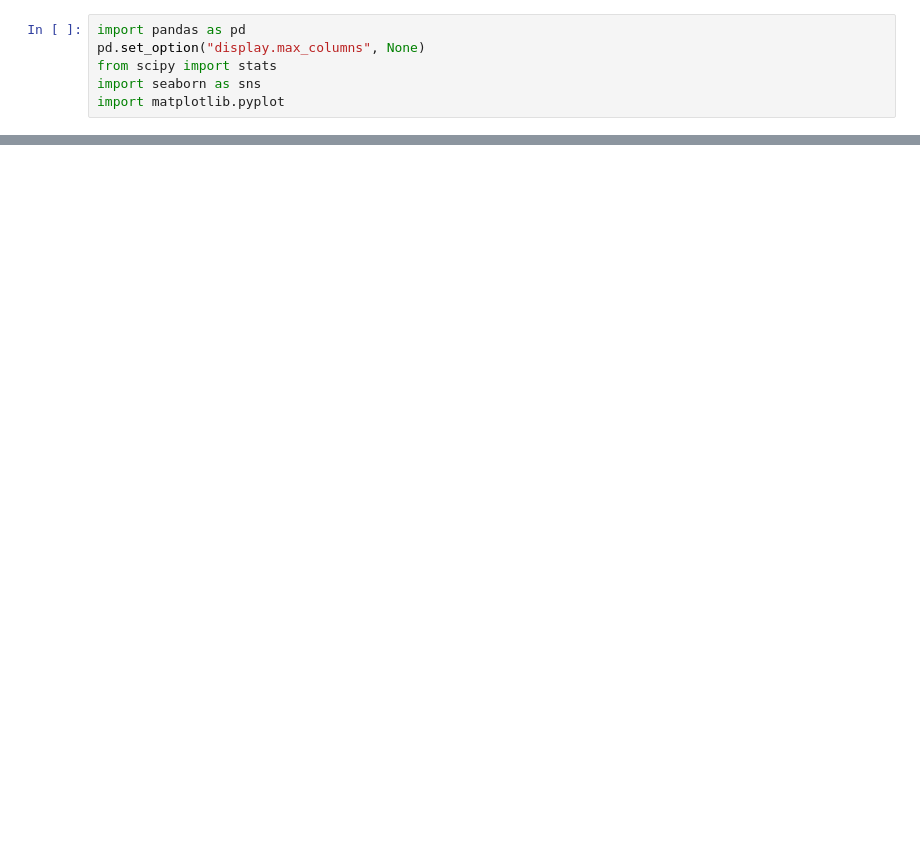
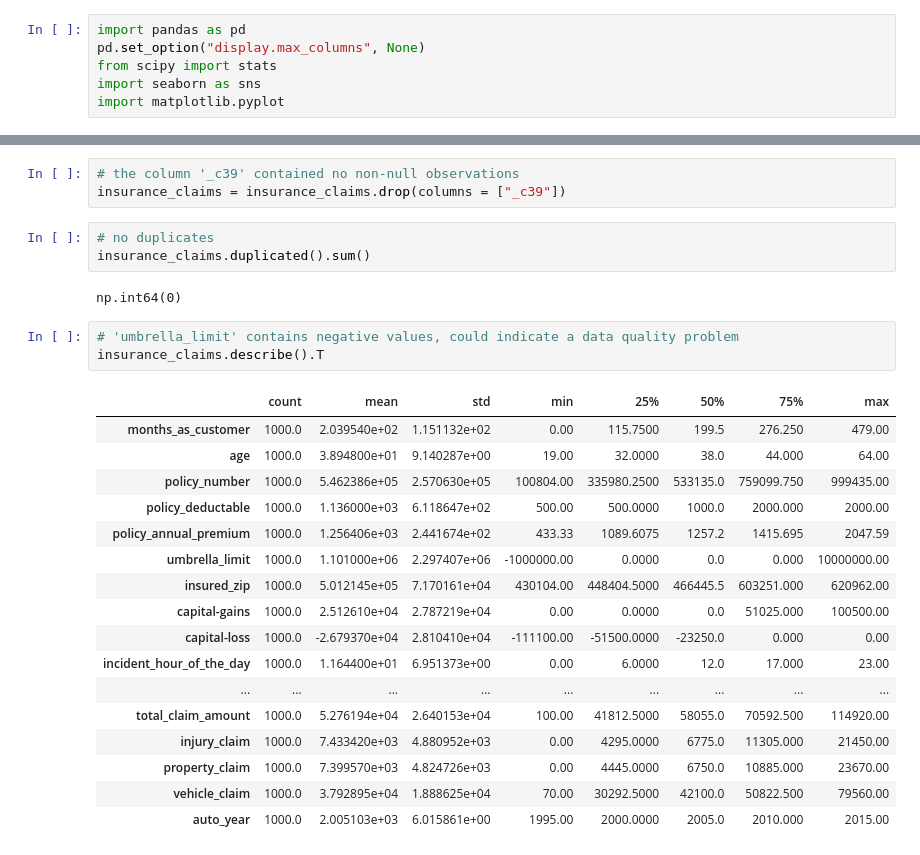
Before and after one commit to H-Konrad/auto_insurance_ml, a Jupyter notebook: notebooks/01_data_cleaning.ipynb, the cells around one changed output, grey strips where cells are left out. Cells and saved outputs as stored; diff of their text form; blank space fills up the shorter version.

Commit message:
Complete data inspection

```diff
--- a/notebooks/01_data_cleaning.ipynb
+++ b/notebooks/01_data_cleaning.ipynb
@@ -10,0 +41,29 @@ insurance_claims.head()
+# %%
+# the column '_c39' contained no non-null observations
+insurance_claims = insurance_claims.drop(columns = ["_c39"])
+# %%
+# no duplicates
+insurance_claims.duplicated().sum()
+# %% [output]
+np.int64(0)
+# %%
+# 'umbrella_limit' contains negative values, could indicate a data quality problem
+insurance_claims.describe().T
+# %% [output]
+|  | count | mean | std | min | 25% | 50% | 75% | max |
+| months_as_customer | 1000.0 | 2.039540e+02 | 1.151132e+02 | 0.00 | 115.7500 | 199.5 | 276.250 | 479.00 |
+| age | 1000.0 | 3.894800e+01 | 9.140287e+00 | 19.00 | 32.0000 | 38.0 | 44.000 | 64.00 |
+| policy_number | 1000.0 | 5.462386e+05 | 2.570630e+05 | 100804.00 | 335980.2500 | 533135.0 | 759099.750 | 999435.00 |
+| policy_deductable | 1000.0 | 1.136000e+03 | 6.118647e+02 | 500.00 | 500.0000 | 1000.0 | 2000.000 | 2000.00 |
+| policy_annual_premium | 1000.0 | 1.256406e+03 | 2.441674e+02 | 433.33 | 1089.6075 | 1257.2 | 1415.695 | 2047.59 |
+| umbrella_limit | 1000.0 | 1.101000e+06 | 2.297407e+06 | -1000000.00 | 0.0000 | 0.0 | 0.000 | 10000000.00 |
+| insured_zip | 1000.0 | 5.012145e+05 | 7.170161e+04 | 430104.00 | 448404.5000 | 466445.5 | 603251.000 | 620962.00 |
+| capital-gains | 1000.0 | 2.512610e+04 | 2.787219e+04 | 0.00 | 0.0000 | 0.0 | 51025.000 | 100500.00 |
+| capital-loss | 1000.0 | -2.679370e+04 | 2.810410e+04 | -111100.00 | -51500.0000 | -23250.0 | 0.000 | 0.00 |
+| incident_hour_of_the_day | 1000.0 | 1.164400e+01 | 6.951373e+00 | 0.00 | 6.0000 | 12.0 | 17.000 | 23.00 |
+| ... | ... | ... | ... | ... | ... | ... | ... | ... |
+| total_claim_amount | 1000.0 | 5.276194e+04 | 2.640153e+04 | 100.00 | 41812.5000 | 58055.0 | 70592.500 | 114920.00 |
+| injury_claim | 1000.0 | 7.433420e+03 | 4.880952e+03 | 0.00 | 4295.0000 | 6775.0 | 11305.000 | 21450.00 |
+| property_claim | 1000.0 | 7.399570e+03 | 4.824726e+03 | 0.00 | 4445.0000 | 6750.0 | 10885.000 | 23670.00 |
+| vehicle_claim | 1000.0 | 3.792895e+04 | 1.888625e+04 | 70.00 | 30292.5000 | 42100.0 | 50822.500 | 79560.00 |
+| auto_year | 1000.0 | 2.005103e+03 | 6.015861e+00 | 1995.00 | 2000.0000 | 2005.0 | 2010.000 | 2015.00 |
```
Also changed, not shown: parts of 6 cells of this notebook.
